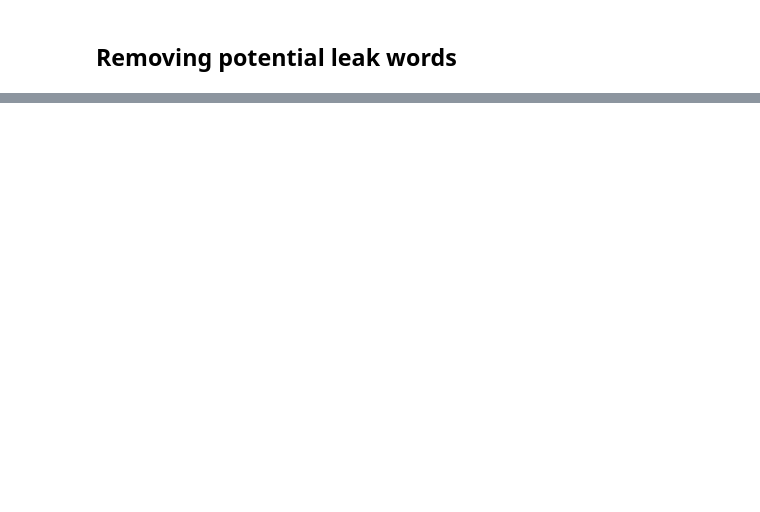
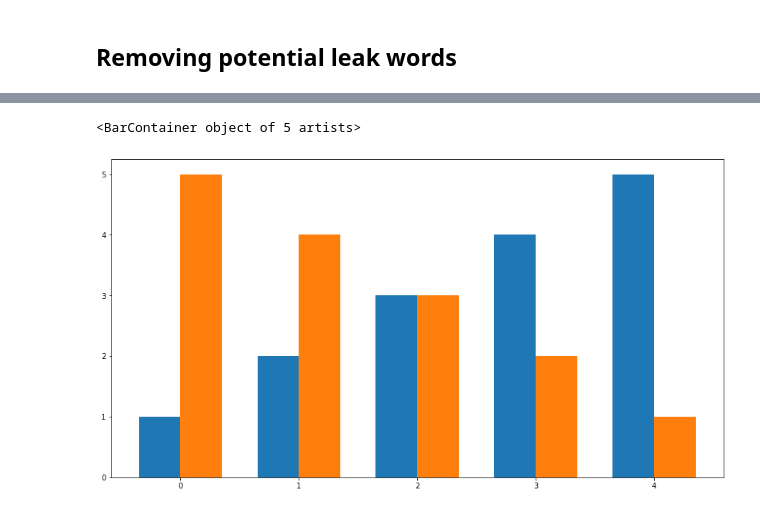
Before and after one commit to danielmberry/fortune-100-company-press-release-language-analysis, a Jupyter notebook: code/06-clean-explore-data.ipynb, the cells around one changed output, grey strips where cells are left out. Cells and saved outputs as stored; diff of their text form; code cells hidden in the pictures; blank space fills up the shorter version.

```diff
--- a/code/06-data-cleaning.ipynb
+++ b/code/06-clean-explore-data.ipynb
@@ -244,0 +330,13 @@ for file in tqdm(files):
+# %%
+xlabels = np.arange(5)
+width = .35
+
+fig, ax = plt.subplots(figsize=(15,8))
+
+
+
+ax.bar(xlabels-width/2, [1,2,3,4,5], width, label='Before')
+ax.bar(xlabels+width/2, [5,4,3,2,1], width, label='After')
+# %% [output]
+<BarContainer object of 5 artists>
+[figure, added]
```
Also changed, not shown: parts of 16 cells of this notebook.
